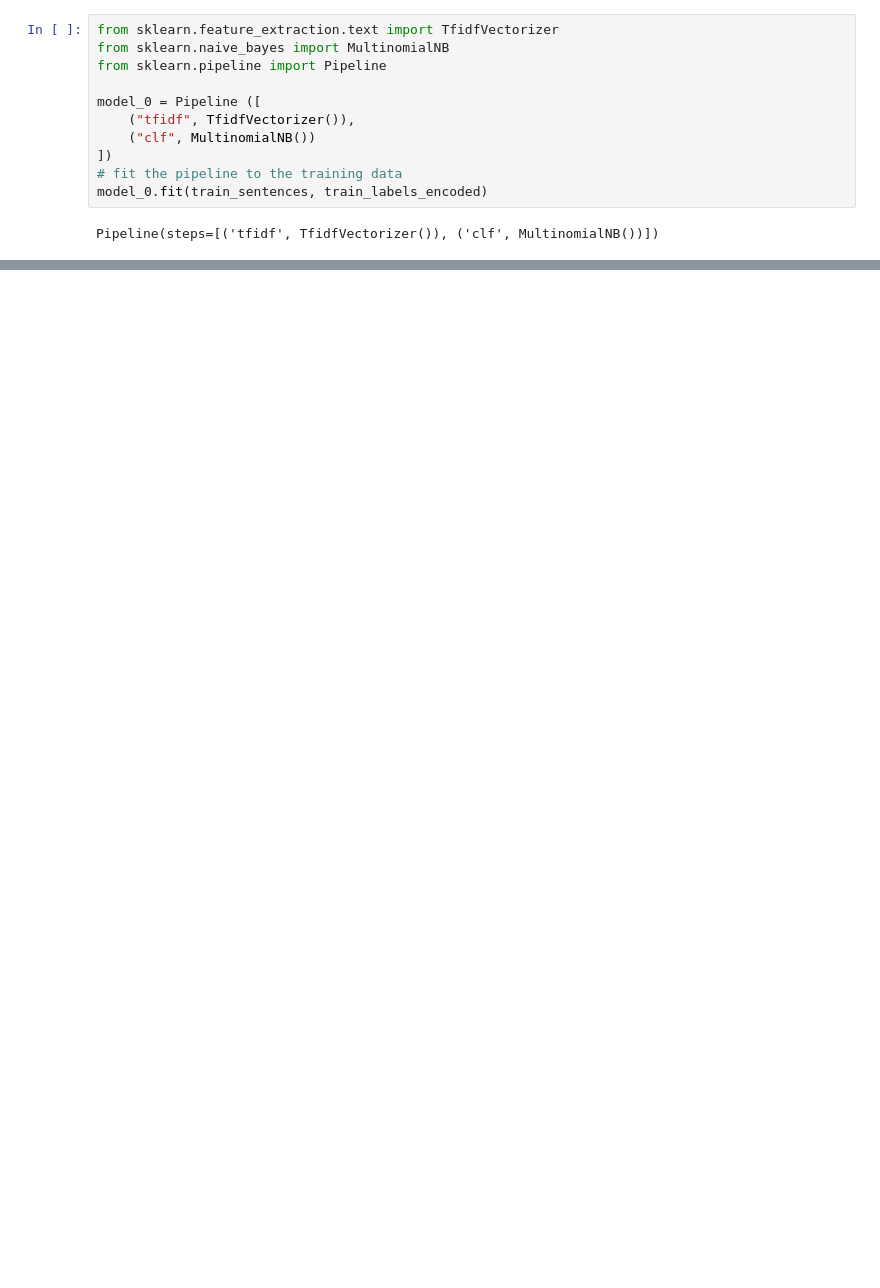
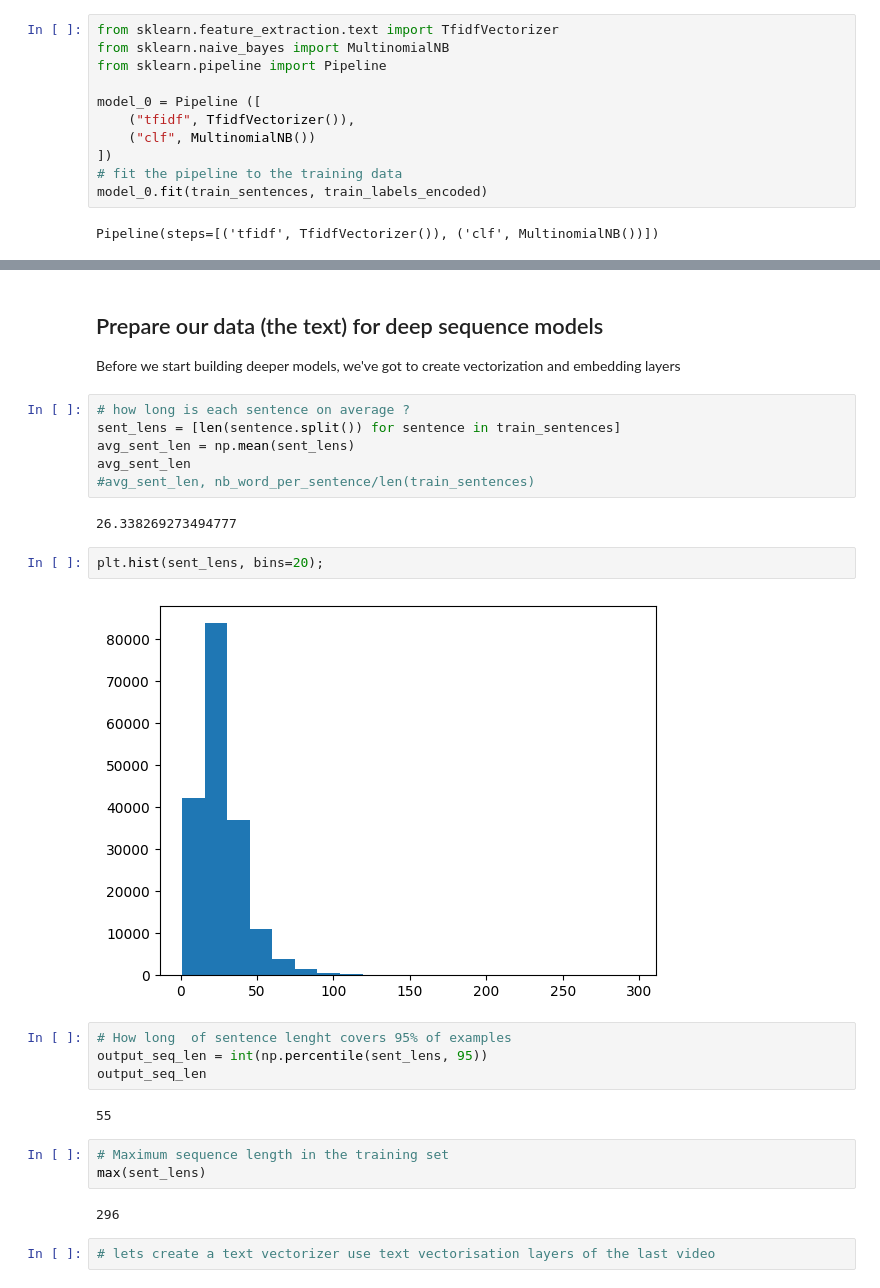
Before and after one commit to jrassoul/TensorFlow_Developer_Certificate_ZTM, a Jupyter notebook: 09_SkimLit_nlp_milestone_project/09_SkimLit_nlp_milestone_project_2.ipynb, the cells around one changed output, grey strips where cells are left out. Drawn from its saved outputs; the diff is of its cells as text; blank space fills up the shorter version.

Commit message:
preparation of data

```diff
--- a/09_SkimLit_nlp_milestone_project/09_SkimLit_nlp_milestone_project_2.ipynb
+++ b/09_SkimLit_nlp_milestone_project/09_SkimLit_nlp_milestone_project_2.ipynb
@@ -506,0 +506,29 @@ model_0_results
+# %% [markdown]
+## Prepare our data (the text) for deep sequence models
+
+Before we start building deeper models, we've got to create vectorization and embedding layers
+# %%
+# how long is each sentence on average ?
+sent_lens = [len(sentence.split()) for sentence in train_sentences]
+avg_sent_len = np.mean(sent_lens)
+avg_sent_len
+#avg_sent_len, nb_word_per_sentence/len(train_sentences)
+# %% [output]
+26.338269273494777
+# %%
+plt.hist(sent_lens, bins=20);
+# %% [output]
+[figure, added]
+# %%
+# How long  of sentence lenght covers 95% of examples
+output_seq_len = int(np.percentile(sent_lens, 95))
+output_seq_len
+# %% [output]
+55
+# %%
+# Maximum sequence length in the training set
+max(sent_lens)
+# %% [output]
+296
+# %%
+# lets create a text vectorizer use text vectorisation layers of the last video
```
Also changed, not shown: parts of 13 cells of this notebook.
